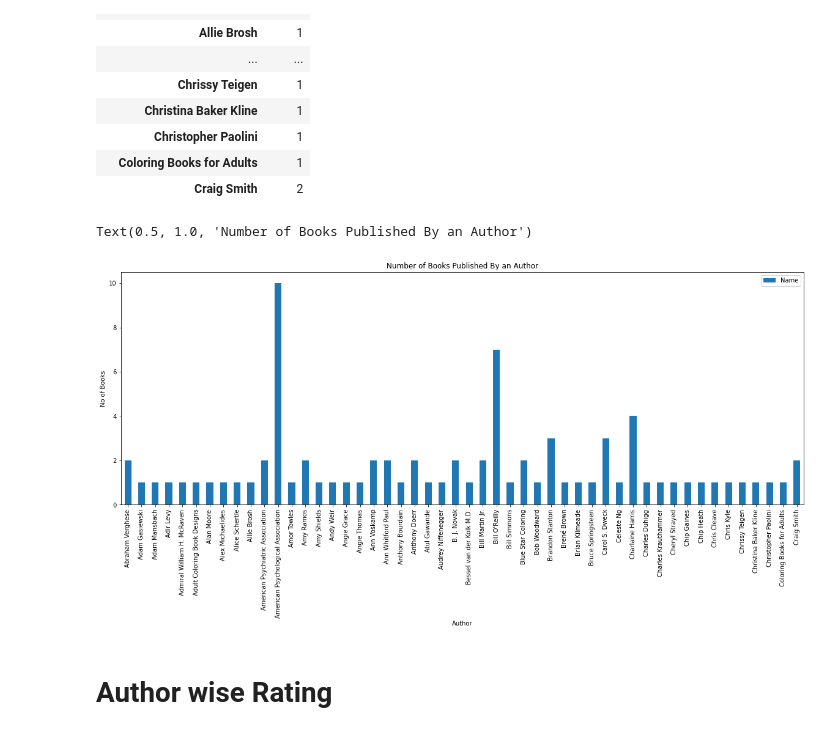
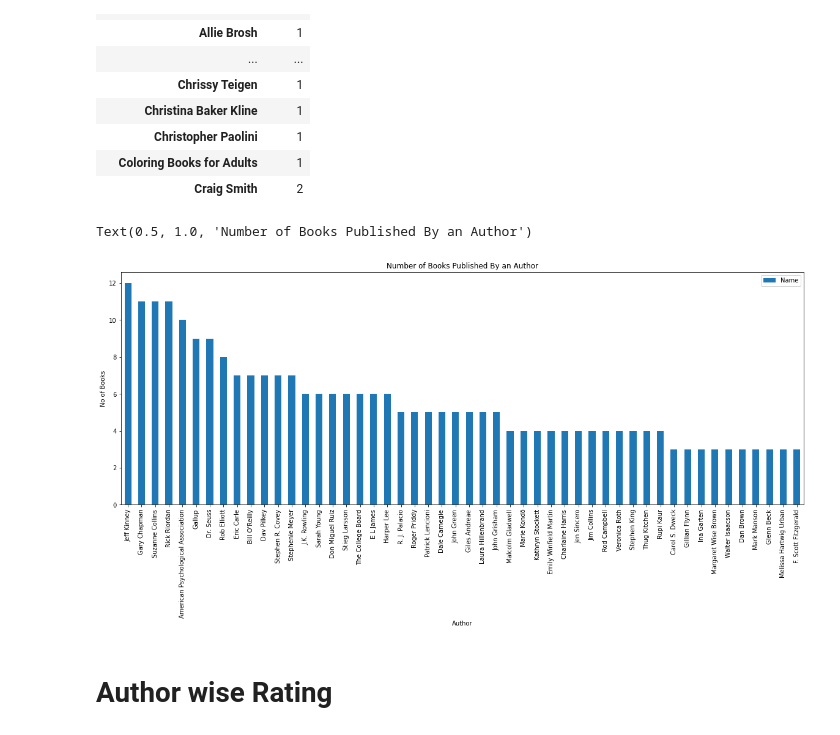
Before and after one commit to kav09/Analysis_of_Best_Selling_Books, a Jupyter notebook: notebook.ipynb, the cells around one changed output. Cells and saved outputs as stored; diff of their text form; code cells hidden in the pictures.

```diff
--- a/notebook.ipynb
+++ b/notebook.ipynb
@@ -220,13 +220,15 @@ auth.head(50)
 | Christopher Paolini | 1 |
 | Coloring Books for Adults | 1 |
 | Craig Smith | 2 |
+# %%
+sort_auth= auth.sort_values('Name',ascending = False)
 # %%
-auth.head(50).plot(kind = 'bar', figsize= (20,7))
+sort_auth.head(50).plot(kind = 'bar', figsize= (20,7))
 plt.ylabel('No of Books')
 plt.title('Number of Books Published By an Author')
 # %% [output]
 Text(0.5, 1.0, 'Number of Books Published By an Author')
-[figure, old version]
+[figure, new version]
 # %% [markdown]
 # Author wise Rating
 # %%
```
Also changed, not shown: parts of 4 cells of this notebook, 4 other files.
